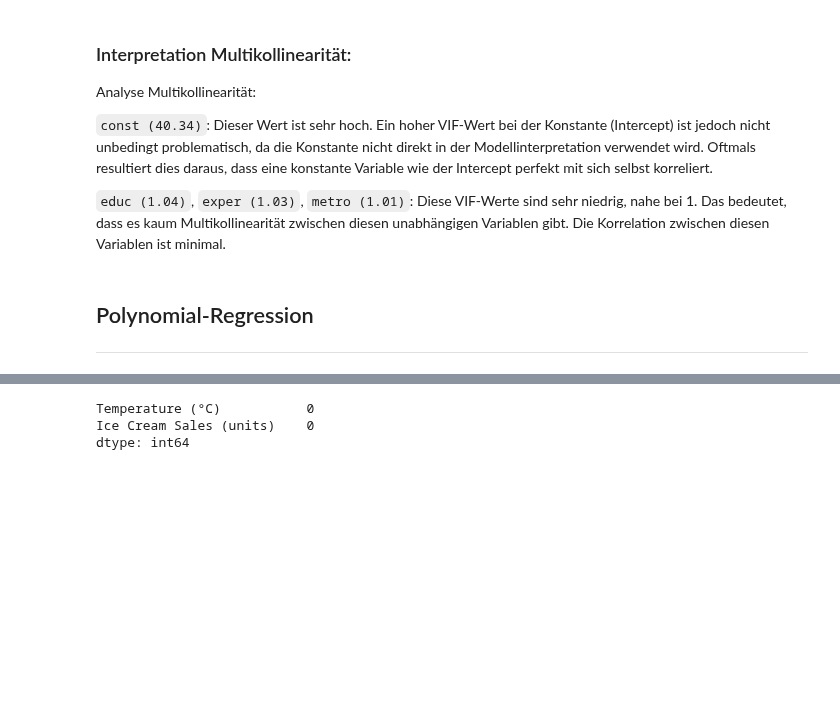
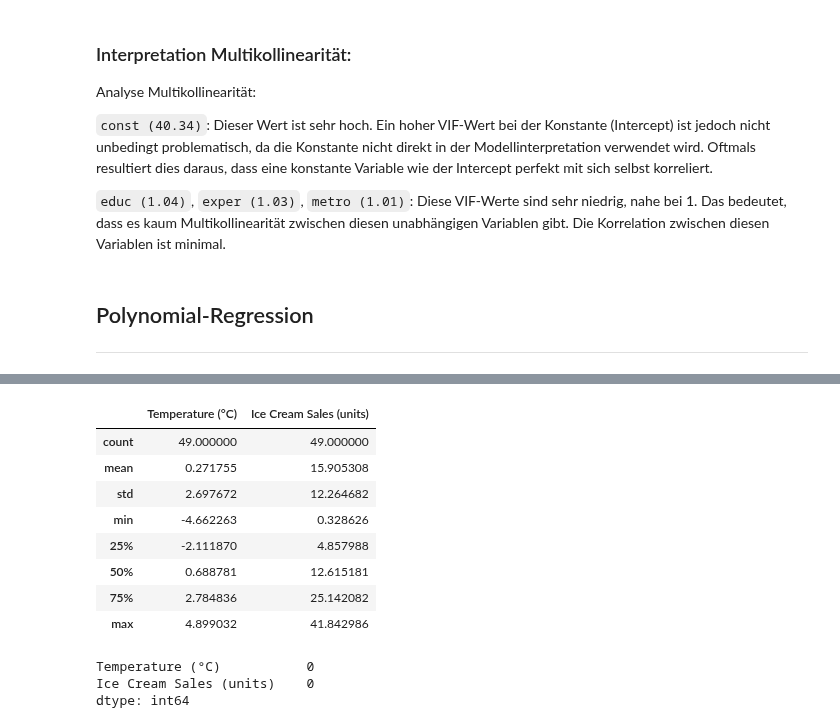
Before and after one commit to RiccardoDAndrea/Python-Crashkurs, a Jupyter notebook: Python_MLR.ipynb, the cells around one changed output, grey strips where cells are left out. Drawn from its saved outputs; the diff is of its cells as text; code cells hidden in the pictures; blank space fills up the shorter version.

```diff
--- a/Python_MLR.ipynb
+++ b/Python_MLR.ipynb
@@ -845 +872,13 @@ from sklearn.preprocessing import PolynomialFeatures
+# %%
+ice_creamdf.describe()
+# %% [output]
+|  | Temperature (°C) | Ice Cream Sales (units) |
+| count | 49.000000 | 49.000000 |
+| mean | 0.271755 | 15.905308 |
+| std | 2.697672 | 12.264682 |
+| min | -4.662263 | 0.328626 |
+| 25% | -2.111870 | 4.857988 |
+| 50% | 0.688781 | 12.615181 |
+| 75% | 2.784836 | 25.142082 |
+| max | 4.899032 | 41.842986 |
 # %%
```
Also changed, not shown: parts of 11 cells of this notebook, 13 other files.
